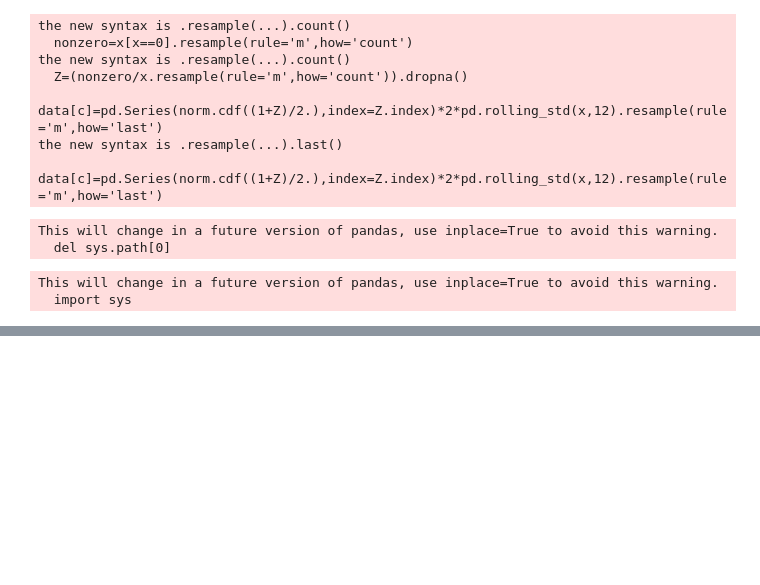
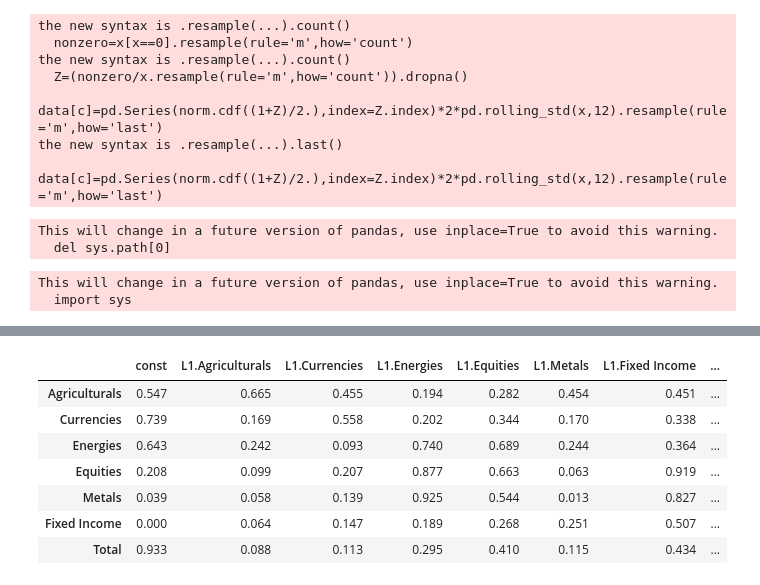
Before and after one commit to mrefermat/FinancePhD, a Jupyter notebook: LiquidityMomentum/Table 7- VAR model on Common Liquidity Factor.ipynb, the cells around one changed output, grey strips where cells are left out. Cells and saved outputs as stored; diff of their text form; code cells hidden in the pictures; blank space fills up the shorter version.

```diff
--- a/LiquidityMomentum/Table 7- VAR model on Common Liquidity Factor.ipynb
+++ b/LiquidityMomentum/Table 7- VAR model on Common Liquidity Factor.ipynb
@@ -348,0 +447,11 @@ Total                 0.697174    0.811530  0.748503  0.911714  0.656880     -0.
+# %%
+y.pvalues.T.round(3)
+# %% [output]
+|  | const | L1.Agriculturals | L1.Currencies | L1.Energies | L1.Equities | L1.Metals | L1.Fixed Income | ... |
+| Agriculturals | 0.547 | 0.665 | 0.455 | 0.194 | 0.282 | 0.454 | 0.451 | ... |
+| Currencies | 0.739 | 0.169 | 0.558 | 0.202 | 0.344 | 0.170 | 0.338 | ... |
+| Energies | 0.643 | 0.242 | 0.093 | 0.740 | 0.689 | 0.244 | 0.364 | ... |
+| Equities | 0.208 | 0.099 | 0.207 | 0.877 | 0.663 | 0.063 | 0.919 | ... |
+| Metals | 0.039 | 0.058 | 0.139 | 0.925 | 0.544 | 0.013 | 0.827 | ... |
+| Fixed Income | 0.000 | 0.064 | 0.147 | 0.189 | 0.268 | 0.251 | 0.507 | ... |
+| Total | 0.933 | 0.088 | 0.113 | 0.295 | 0.410 | 0.115 | 0.434 | ... |
```
Also changed, not shown: parts of 20 cells of this notebook, 1 other file.
